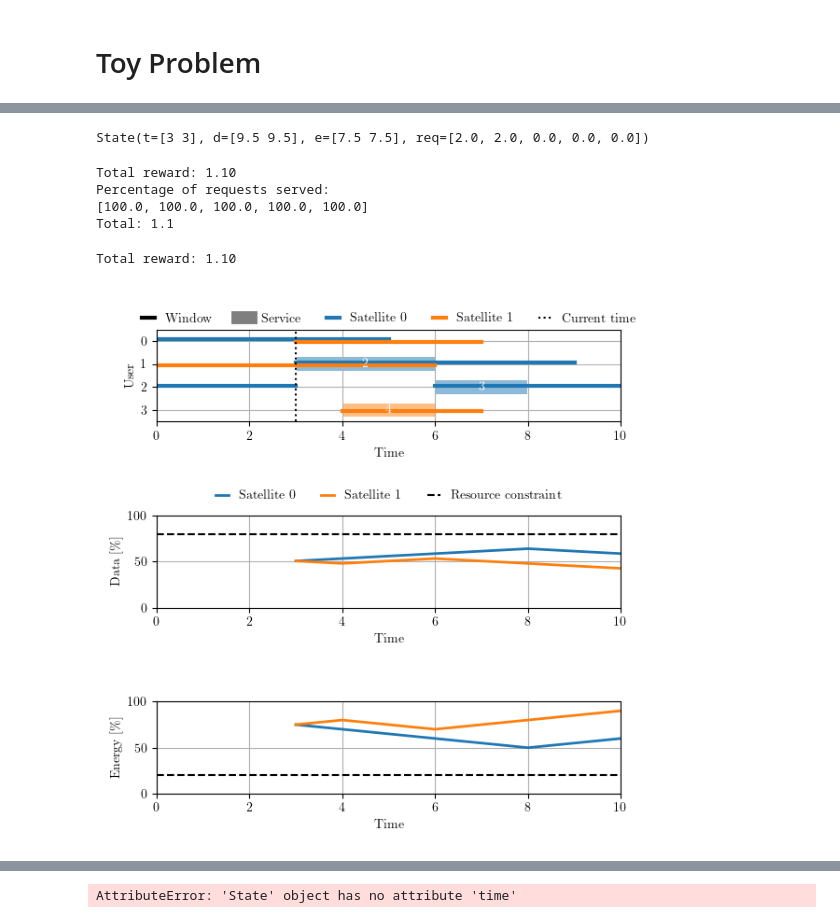
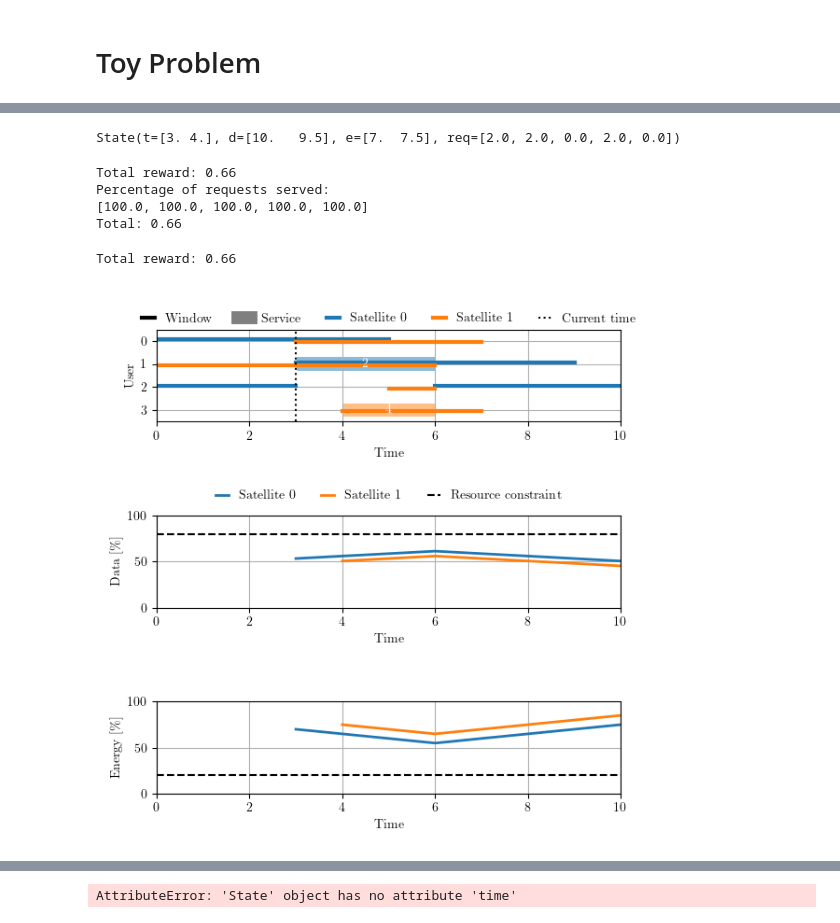
Before and after one commit to Stanford-NavLab/LuPNT, a Jupyter notebook: examples/projects/pnt-scheduling/python/experiment_2.ipynb, the cells around one changed output, grey strips where cells are left out. Cells and saved outputs as stored; diff of their text form; code cells hidden in the pictures.

```diff
--- a/examples/projects/pnt-scheduling/python/experiment_2.ipynb
+++ b/examples/projects/pnt-scheduling/python/experiment_2.ipynb
@@ -23,11 +21,11 @@ figures_path = "../figures/AA229/"
 # %%
 reset_id_counters()
 requests = [
-    Request(user_id=0, start=0, end=10, duration=2, arrival=0),
-    Request(user_id=1, start=0, end=10, duration=2, arrival=0),
-    Request(user_id=1, start=0, end=10, duration=3, arrival=3),
-    Request(user_id=2, start=0, end=10, duration=2, arrival=0),
-    Request(user_id=3, start=0, end=10, duration=2, arrival=3),
+    Request(id=0, user_id=0, start=0.0, end=10.0, duration=2.0, arrival=0.0),
+    Request(id=1, user_id=1, start=0.0, end=10.0, duration=2.0, arrival=0.0),
+    Request(id=2, user_id=1, start=0.0, end=10.0, duration=3.0, arrival=3.0),
+    Request(id=3, user_id=2, start=0.0, end=10.0, duration=2.0, arrival=0.0),
+    Request(id=4, user_id=3, start=0.0, end=10.0, duration=2.0, arrival=3.0),
 ]
 pp.pprint(requests)
 N_req = len(requests)
@@ -35,15 +33,16 @@ request_dict = {r.id: r for r in requests}
 
 service_windows = [
     # Satellite 0
-    ServiceWindow(user_id=0, satellite_id=0, start=0, end=5),
-    ServiceWindow(user_id=1, satellite_id=0, start=3, end=9),
-    ServiceWindow(user_id=2, satellite_id=0, start=0, end=3),
-    ServiceWindow(user_id=2, satellite_id=0, start=6, end=10),
+    ServiceWindow(user_id=0, satellite_id=0, start=0.0, end=5.0),
+    ServiceWindow(user_id=1, satellite_id=0, start=3.0, end=9.0),
+    ServiceWindow(user_id=2, satellite_id=0, start=0.0, end=3.0),
+    ServiceWindow(user_id=2, satellite_id=0, start=6.0, end=10.0),
     # ServiceWindow(user_id=3, satellite_id=0, start=6, end=10),
     # Satellite 1
-    ServiceWindow(user_id=0, satellite_id=1, start=3, end=7),
-    ServiceWindow(user_id=1, satellite_id=1, start=0, end=6),
-    ServiceWindow(user_id=3, satellite_id=1, start=4, end=7),
+    ServiceWindow(user_id=0, satellite_id=1, start=3.0, end=7.0),
+    ServiceWindow(user_id=1, satellite_id=1, start=0.0, end=6.0),
+    ServiceWindow(user_id=2, satellite_id=1, start=5.0, end=6.0),
+    ServiceWindow(user_id=3, satellite_id=1, start=4.0, end=7.0),
 ]
 pp.pprint(requests)
 N_win = len(service_windows)
@@ -98,8 +104,9 @@ plt.tight_layout()
 d = 6
 gamma = 0.7
 N_max = 5
-d_min = 10
+d_min = 1
 problem.set_current_time(0)
+problem.set_current_policy(None)
 s = problem.initial_state()
 solver = SmdpForwardSearchSolver(problem)
 policy = solver.solve(s, d=d, gamma=gamma, N_max=N_max, d_min=d_min)
@@ -176,7 +241,7 @@ problem.set_current_time(3)
 problem.set_current_policy(old_policy)
 problem.initial_state()
 # %% [output]
-State(t=[3 3], d=[9.5 9.5], e=[7.5 7.5], req=[2.0, 2.0, 0.0, 0.0, 0.0])
+State(t=[3. 4.], d=[10.   9.5], e=[7.  7.5], req=[2.0, 2.0, 0.0, 2.0, 0.0])
 # %%
 # Forward search
 d = 6
@@ -195,19 +260,21 @@ percentage = problem.percentage_completed(policy)
 pp.pprint(percentage)
 print("Total:", round(problem.total_reward(policy, gamma=gamma), 2))
 # %% [output]
-Total reward: 1.10
+Total reward: 0.66
 Percentage of requests served:
 [100.0, 100.0, 100.0, 100.0, 100.0]
-Total: 1.1
+Total: 0.66
 # %%
 fig, axs = plt.subplots(3, 1, figsize=(6, 6))
 print(f"Total reward: {problem.total_reward(policy, gamma=gamma):.2f}")
-plotting.plot_requests_service_windows(requests, service_windows, policy, ax=axs[0], current_time=3)
+plotting.plot_requests_service_windows(
+    requests, service_windows, policy, ax=axs[0], current_time=3
+)
 plotting.plot_resources(problem, policy, ax=axs[1:])
 plt.show()
 # %% [output]
-Total reward: 1.10
+Total reward: 0.66
-[figure, old version]
+[figure, new version]
 # %%
 idx = problem.get_current_policy_index()
 merged_policy = old_policy[:idx] + policy
```
Also changed, not shown: parts of 13 cells of this notebook, 2 other files.
